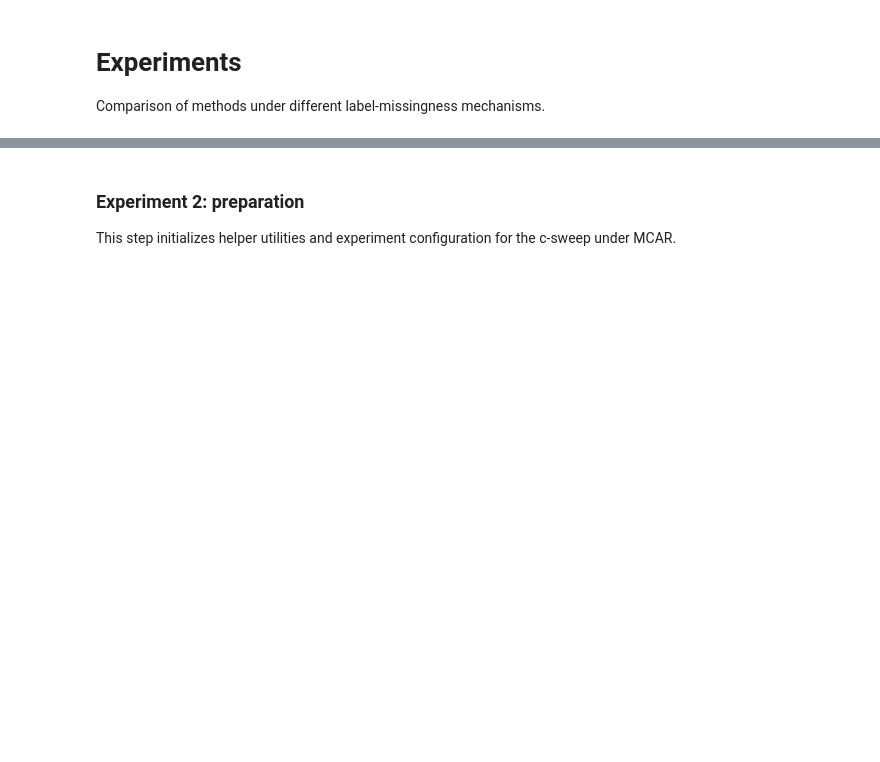
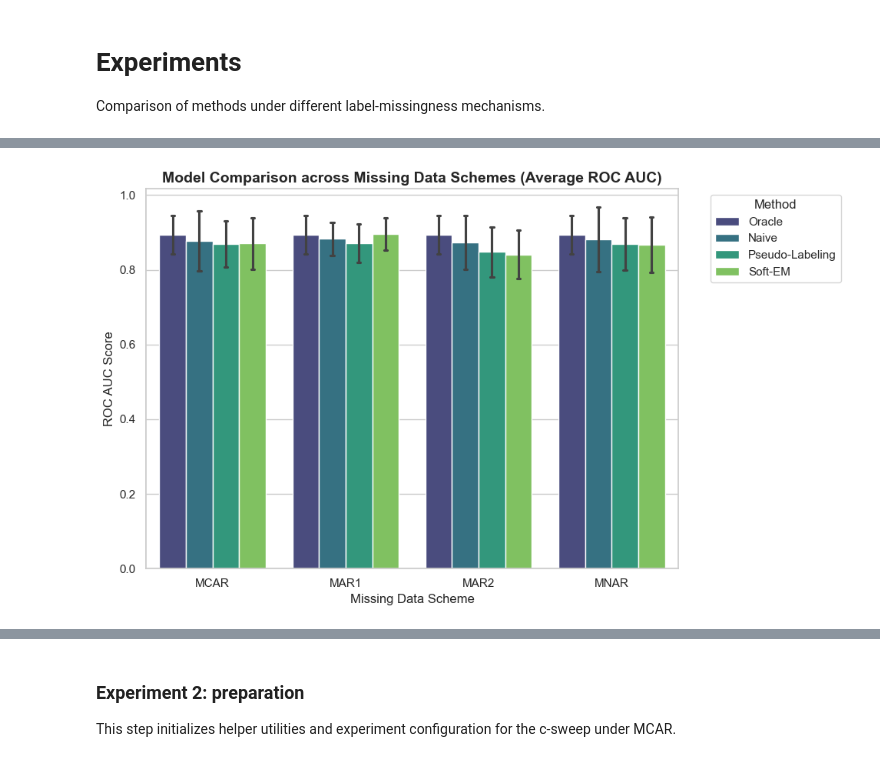
Before and after one commit to IgorLechoszest/AML_Proj1, a Jupyter notebook: src/main.ipynb, the cells around one changed output, grey strips where cells are left out. Drawn from its saved outputs; the diff is of its cells as text; code cells hidden in the pictures; blank space fills up the shorter version.

Commit message:
charts added to compare algorithms

```diff
--- a/src/main.ipynb
+++ b/src/main.ipynb
@@ -148,0 +155,22 @@ Experiment 1 completed in 491.64 seconds
+# %%
+sns.set_theme(style="whitegrid")
+
+plt.figure(figsize=(10, 6))
+ax = sns.barplot(
+    data=df_experiment1,
+    x="Scheme",
+    y="ROC_AUC",
+    hue="Model",
+    palette="viridis",
+    errorbar='sd',
+    capsize=0.1
+)
+
+plt.title("Model Comparison across Missing Data Schemes (Average ROC AUC)", fontsize=14, fontweight='bold')
+plt.ylabel("ROC AUC Score", fontsize=12)
+plt.xlabel("Missing Data Scheme", fontsize=12)
+plt.legend(title="Method", bbox_to_anchor=(1.05, 1), loc='upper left')
+plt.tight_layout()
+plt.show()
+# %% [output]
+[figure, added]
```
Also changed, not shown: parts of 3 cells of this notebook.
